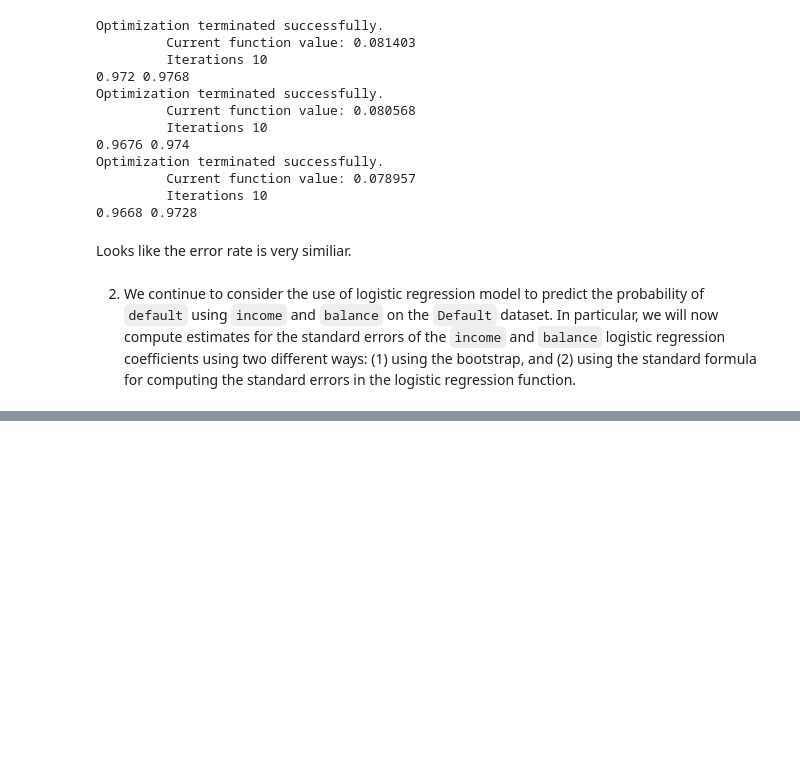
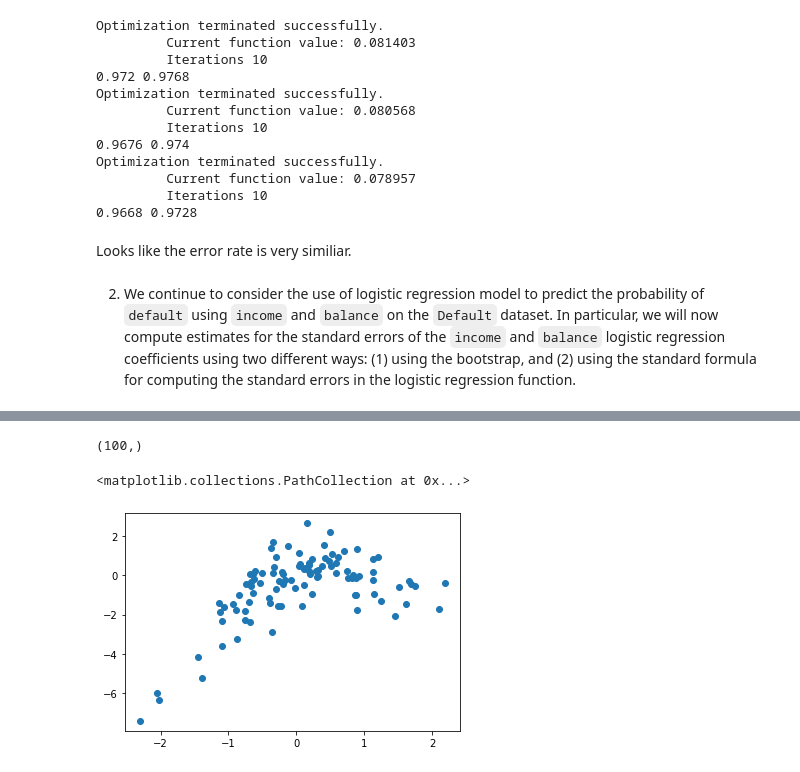
Before and after one commit to lauracline/Technical-Specs-of-Automobiles, a Jupyter notebook: Resampling_Methods.ipynb, the cells around one changed output, grey strips where cells are left out. Cells and saved outputs as stored; diff of their text form; code cells hidden in the pictures; blank space fills up the shorter version.

```diff
--- a/Resampling_Methods.ipynb
+++ b/Resampling_Methods.ipynb
@@ -213,0 +332,14 @@ Looks like the error rate is very similiar.
+# %%
+np.random.seed(1)
+x = np.random.randn(100)
+e = np.random.randn(100)
+y = x - 1*x**2 + e
+# %%
+y.shape
+# %% [output]
+(100,)
+# %%
+plt.scatter(x,y)
+# %% [output]
+<matplotlib.collections.PathCollection at 0x...>
+[figure, added]
```
Also changed, not shown: parts of 43 cells of this notebook.
